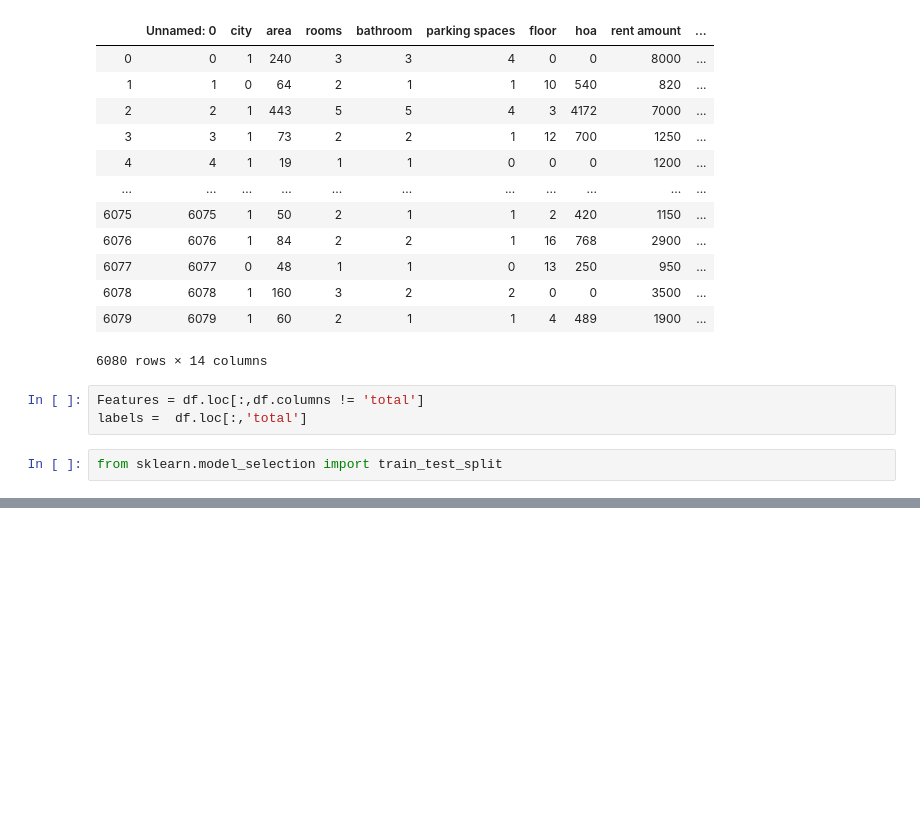
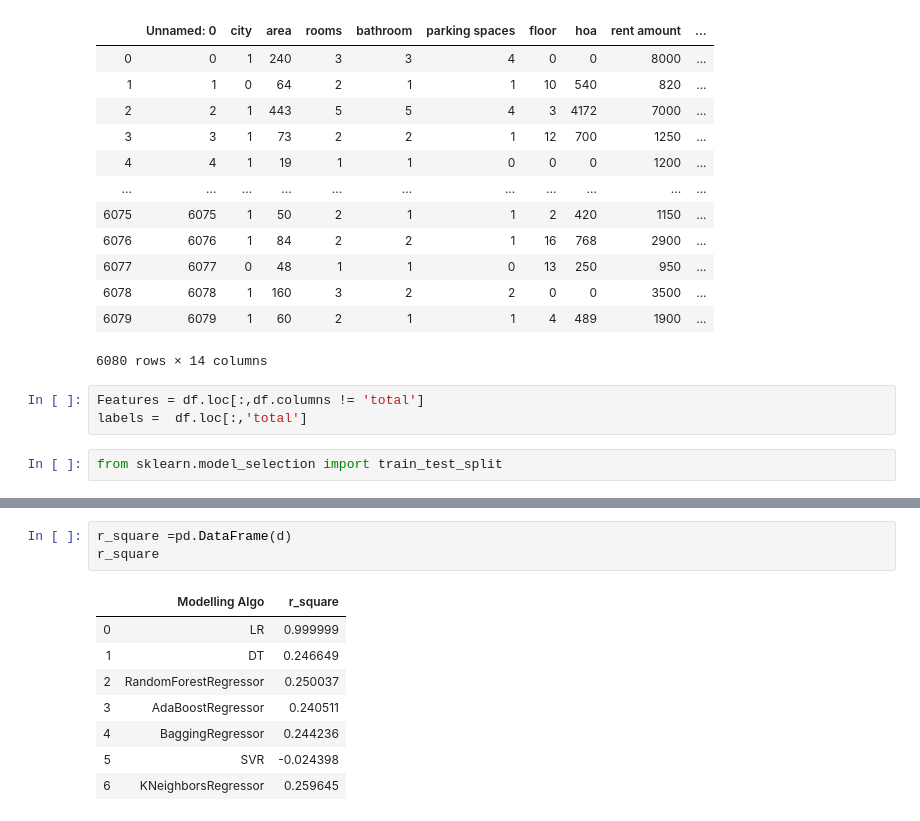
Before and after one commit to dasarisasidhar/Artificial-Intelligence, a Jupyter notebook: ML/Scikit Learn/Supervised/Regression/proj/brazilian_houses_to_rent.ipynb, the cells around one changed output, grey strips where cells are left out. Saved outputs shown, nothing was run; the diff lists cells and outputs as text; blank space fills up the shorter version.

```diff
--- a/ML/Scikit Learn/Supervised/Regression/proj/brazilian_houses_to_rent.ipynb
+++ b/ML/Scikit Learn/Supervised/Regression/proj/brazilian_houses_to_rent.ipynb
@@ -214,0 +250,12 @@ rmse: 14031.820534375232
+# %%
+r_square =pd.DataFrame(d)
+r_square
+# %% [output]
+|  | Modelling Algo | r_square |
+| 0 | LR | 0.999999 |
+| 1 | DT | 0.246649 |
+| 2 | RandomForestRegressor | 0.250037 |
+| 3 | AdaBoostRegressor | 0.240511 |
+| 4 | BaggingRegressor | 0.244236 |
+| 5 | SVR | -0.024398 |
+| 6 | KNeighborsRegressor | 0.259645 |
```
Also changed, not shown: parts of 15 cells of this notebook.
